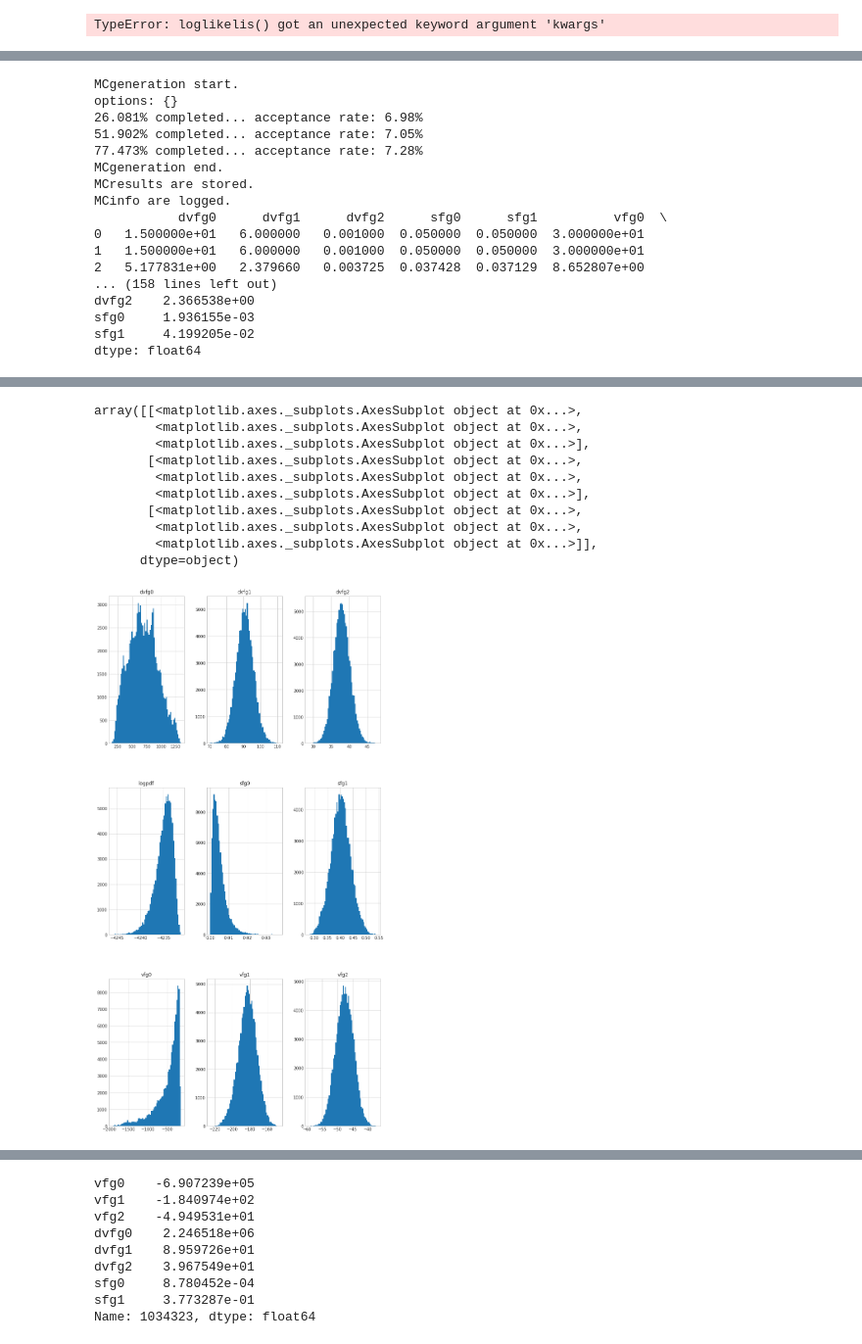
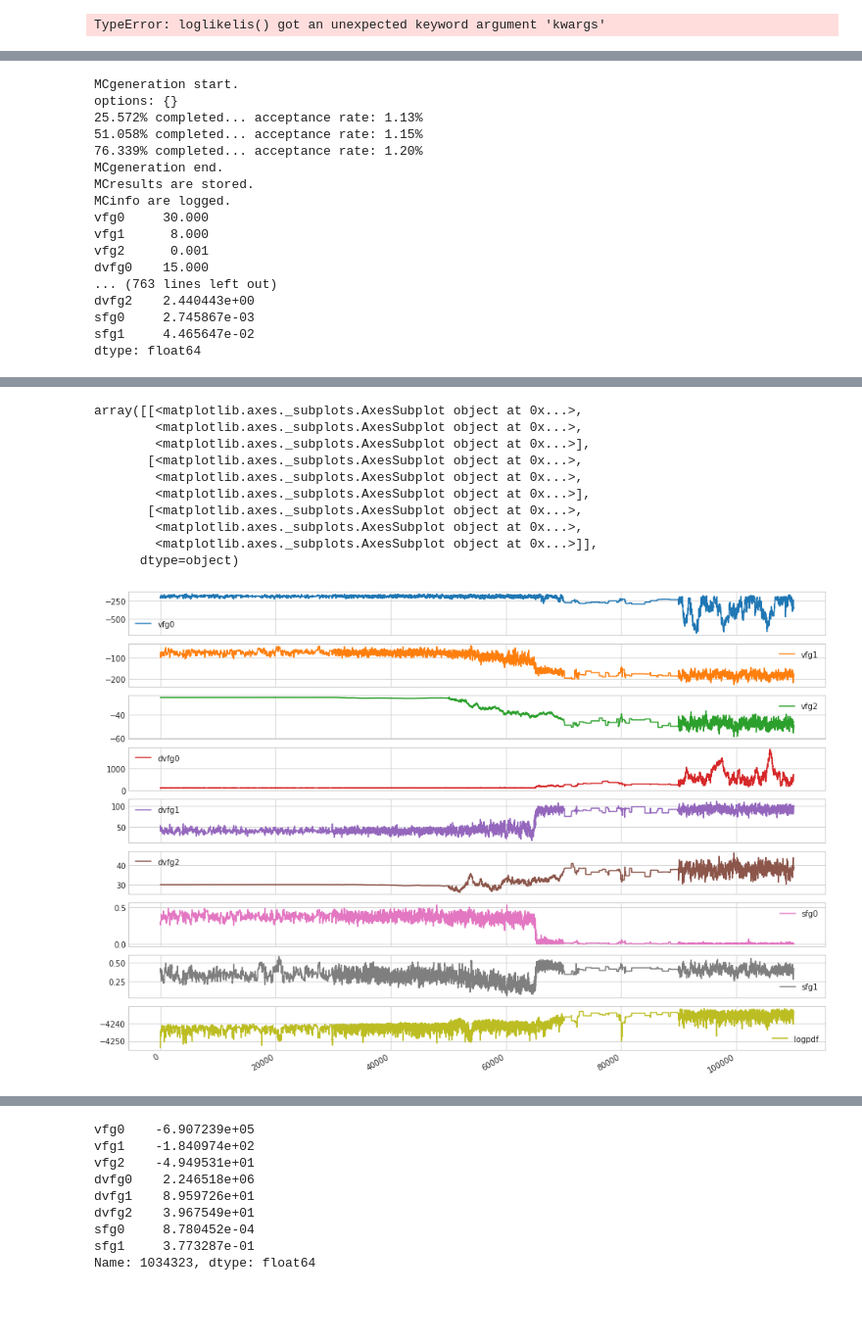
Before and after one commit to gomeshun/modKI17, a Jupyter notebook: Draco/modKI17_spectroscopy-w-center-Copy2.ipynb, the cells around one changed output, grey strips where cells are left out. Shown at 98% size. Saved outputs shown, nothing was run; the diff lists cells and outputs as text; code cells hidden in the pictures; blank space fills up the shorter version.

```diff
--- a/Draco/modKI17_spectroscopy-w-center-Copy2.ipynb
+++ b/Draco/modKI17_spectroscopy-w-center-Copy2.ipynb
@@ -393,26 +412,27 @@ MCinfo are logged.
 # %%
 #gen_cont.generate(100000)
-gen_cont.generate_tuned([100000]*3)
+gen_cont.generate_tuned([100000]*10)
 # %% [output]
 MCgeneration start.
 options: {}
-26.081% completed... acceptance rate: 6.98%
-51.902% completed... acceptance rate: 7.05%
-77.473% completed... acceptance rate: 7.28%
+25.572% completed... acceptance rate: 1.13%
+51.058% completed... acceptance rate: 1.15%
+76.339% completed... acceptance rate: 1.20%
 MCgeneration end.
 MCresults are stored.
 MCinfo are logged.
-           dvfg0      dvfg1      dvfg2      sfg0      sfg1          vfg0  \
-0   1.500000e+01   6.000000   0.001000  0.050000  0.050000  3.000000e+01
-1   1.500000e+01   6.000000   0.001000  0.050000  0.050000  3.000000e+01
-2   5.177831e+00   2.379660   0.003725  0.037428  0.037129  8.652807e+00
-... (158 lines left out)
-dvfg2    2.366538e+00
-sfg0     1.936155e-03
-sfg1     4.199205e-02
+vfg0     30.000
+vfg1      8.000
+vfg2      0.001
+dvfg0    15.000
+... (763 lines left out)
+dvfg2    2.440443e+00
+sfg0     2.745867e-03
+sfg1     4.465647e-02
 dtype: float64
 # %%
-display(gen_cont.to_DataFrame()[600000:700000].describe())
-gen_cont.to_DataFrame()[600000:700000].hist(bins=64,figsize=(12,24))
+display(gen_cont.to_DataFrame()[:].describe())
+gen_cont.to_DataFrame()[:].plot(subplots=True,figsize=(16,12))
+gen_cont.to_DataFrame()[:].hist(bins=64,figsize=(12,24))
 # %% [output]
 |  | vfg0 | vfg1 | vfg2 | dvfg0 | dvfg1 | dvfg2 | sfg0 | sfg1 | logpdf |
@@ -427,11 +447,11 @@ gen_cont.to_DataFrame()[600000:700000].hist(bins=64,figsize=(12,24))
 array([[<matplotlib.axes._subplots.AxesSubplot object at 0x...>,
         <matplotlib.axes._subplots.AxesSubplot object at 0x...>,
         <matplotlib.axes._subplots.AxesSubplot object at 0x...>],
        [<matplotlib.axes._subplots.AxesSubplot object at 0x...>,
         <matplotlib.axes._subplots.AxesSubplot object at 0x...>,
         <matplotlib.axes._subplots.AxesSubplot object at 0x...>],
        [<matplotlib.axes._subplots.AxesSubplot object at 0x...>,
         <matplotlib.axes._subplots.AxesSubplot object at 0x...>,
         <matplotlib.axes._subplots.AxesSubplot object at 0x...>]],
       dtype=object)
-[figure, old version]
+[figure, new version]
```
Also changed, not shown: parts of 32 cells of this notebook, 7 other files.
